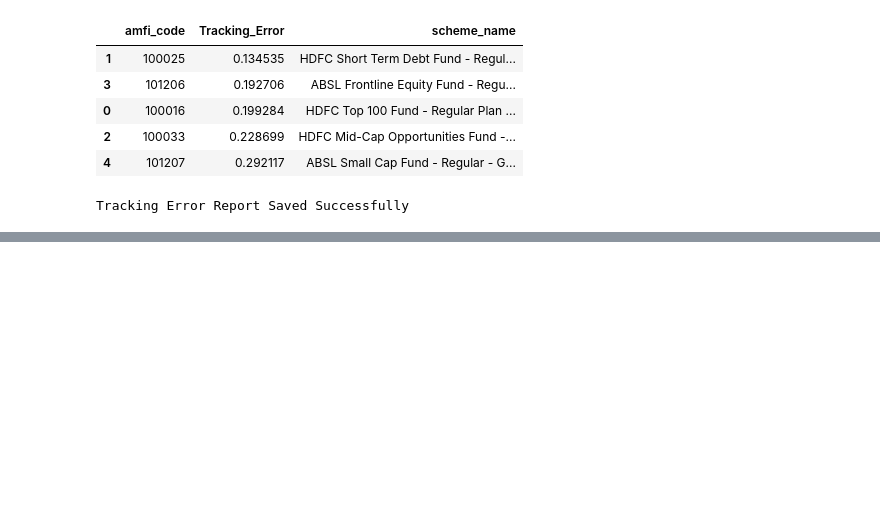
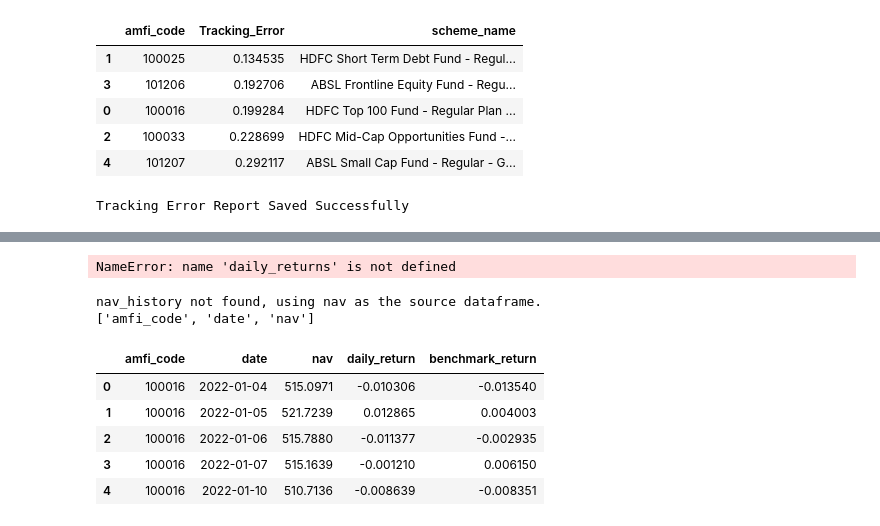
Before and after one commit to Kaifcse/mutual-fund-analytics, a Jupyter notebook: notebooks/Performance_Analytics.ipynb, the cells around one changed output, grey strips where cells are left out. Saved outputs shown, nothing was run; the diff lists cells and outputs as text; code cells hidden in the pictures; blank space fills up the shorter version.

```diff
--- a/notebooks/Performance_Analytics.ipynb
+++ b/notebooks/Performance_Analytics.ipynb
@@ -681,0 +762,42 @@ Tracking Error Report Saved Successfully
+# %%
+merged = daily_returns.merge(
+    nifty100,
+    on="date",
+    how="inner"
+)
+# %% [output]
+NameError: name 'daily_returns' is not defined
+# %%
+if "nav_history" not in globals():
+    print("nav_history not found, using nav as the source dataframe.")
+    nav_history = nav[["amfi_code", "date", "nav"]].copy()
+
+print(nav_history.columns.tolist())
+nav_history.head()
+
+nav_history["date"] = pd.to_datetime(nav_history["date"])
+nav_history = nav_history.sort_values(["amfi_code", "date"])
+
+daily_returns = nav_history.copy()
+daily_returns["daily_return"] = (
+    daily_returns.groupby("amfi_code")["nav"]
+    .pct_change()
+)
+daily_returns = daily_returns.dropna()
+daily_returns.head()
+
+merged = daily_returns.merge(
+    nifty100,
+    on="date",
+    how="inner"
+)
+merged.head()
+# %% [output]
+nav_history not found, using nav as the source dataframe.
+['amfi_code', 'date', 'nav']
+|  | amfi_code | date | nav | daily_return | benchmark_return |
+| 0 | 100016 | 2022-01-04 | 515.0971 | -0.010306 | -0.013540 |
+| 1 | 100016 | 2022-01-05 | 521.7239 | 0.012865 | 0.004003 |
+| 2 | 100016 | 2022-01-06 | 515.7880 | -0.011377 | -0.002935 |
+| 3 | 100016 | 2022-01-07 | 515.1639 | -0.001210 | 0.006150 |
+| 4 | 100016 | 2022-01-10 | 510.7136 | -0.008639 | -0.008351 |
```
Also changed, not shown: parts of 18 cells of this notebook, 2 other files.
